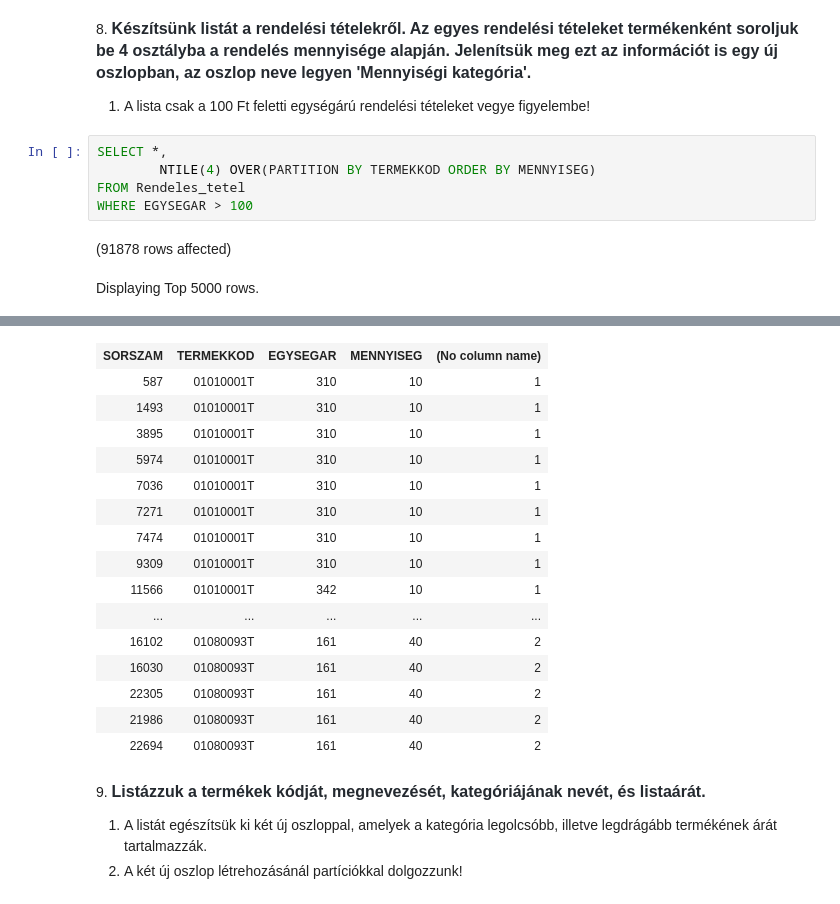
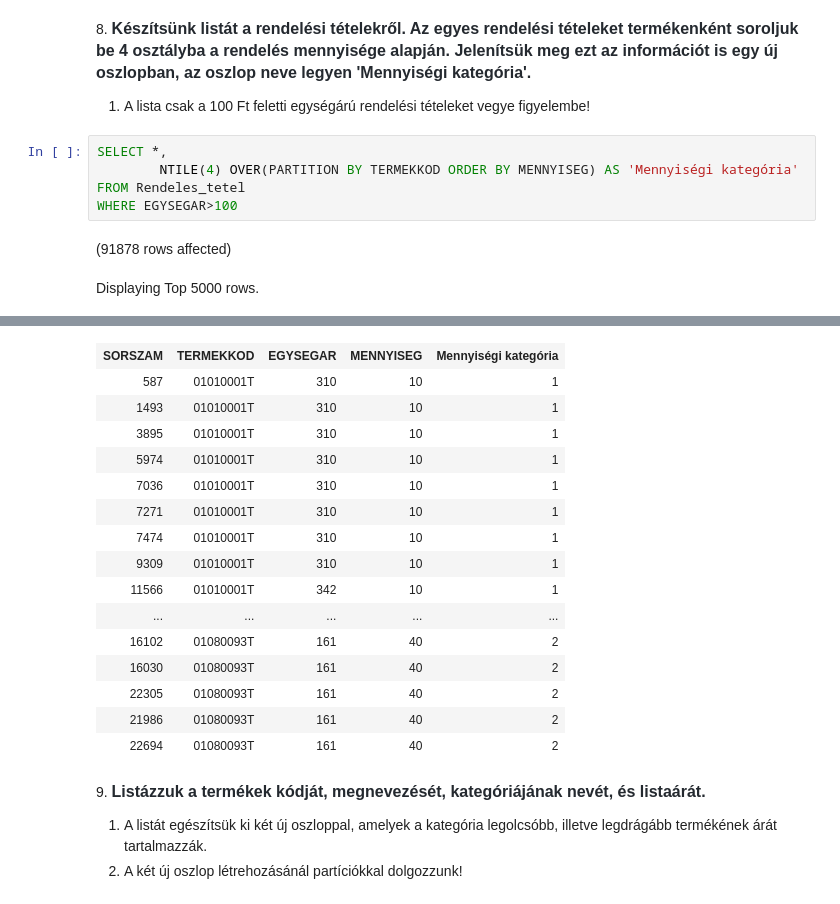
Before and after one commit to dorkakovacs/sql, a Jupyter notebook: gyakorlat05_feladatok.ipynb, the cells around one changed output, grey strips where cells are left out. Cells and saved outputs as stored; diff of their text form.

```diff
--- a/gyakorlat05_feladatok.ipynb
+++ b/gyakorlat05_feladatok.ipynb
@@ -152,9 +203,9 @@ Total execution time: 00:00:00.016
 1. A lista csak a 100 Ft feletti egységárú rendelési tételeket vegye figyelembe!
 # %%
 SELECT *,
-        NTILE(4) OVER(PARTITION BY TERMEKKOD ORDER BY MENNYISEG)
+        NTILE(4) OVER(PARTITION BY TERMEKKOD ORDER BY MENNYISEG) AS 'Mennyiségi kategória'
 FROM Rendeles_tetel
-WHERE EGYSEGAR > 100
+WHERE EGYSEGAR>100
 # %% [output]
 (91878 rows affected)
 Displaying Top 5000 rows.
@@ -162,4 +213,4 @@ Total execution time: 00:00:00.959
-| SORSZAM | TERMEKKOD | EGYSEGAR | MENNYISEG | (No column name) |
+| SORSZAM | TERMEKKOD | EGYSEGAR | MENNYISEG | Mennyiségi kategória |
 | 587 | 01010001T | 310 | 10 | 1 |
 | 1493 | 01010001T | 310 | 10 | 1 |
 | 3895 | 01010001T | 310 | 10 | 1 |
```
Also changed, not shown: parts of 10 cells of this notebook, 1 other file.
